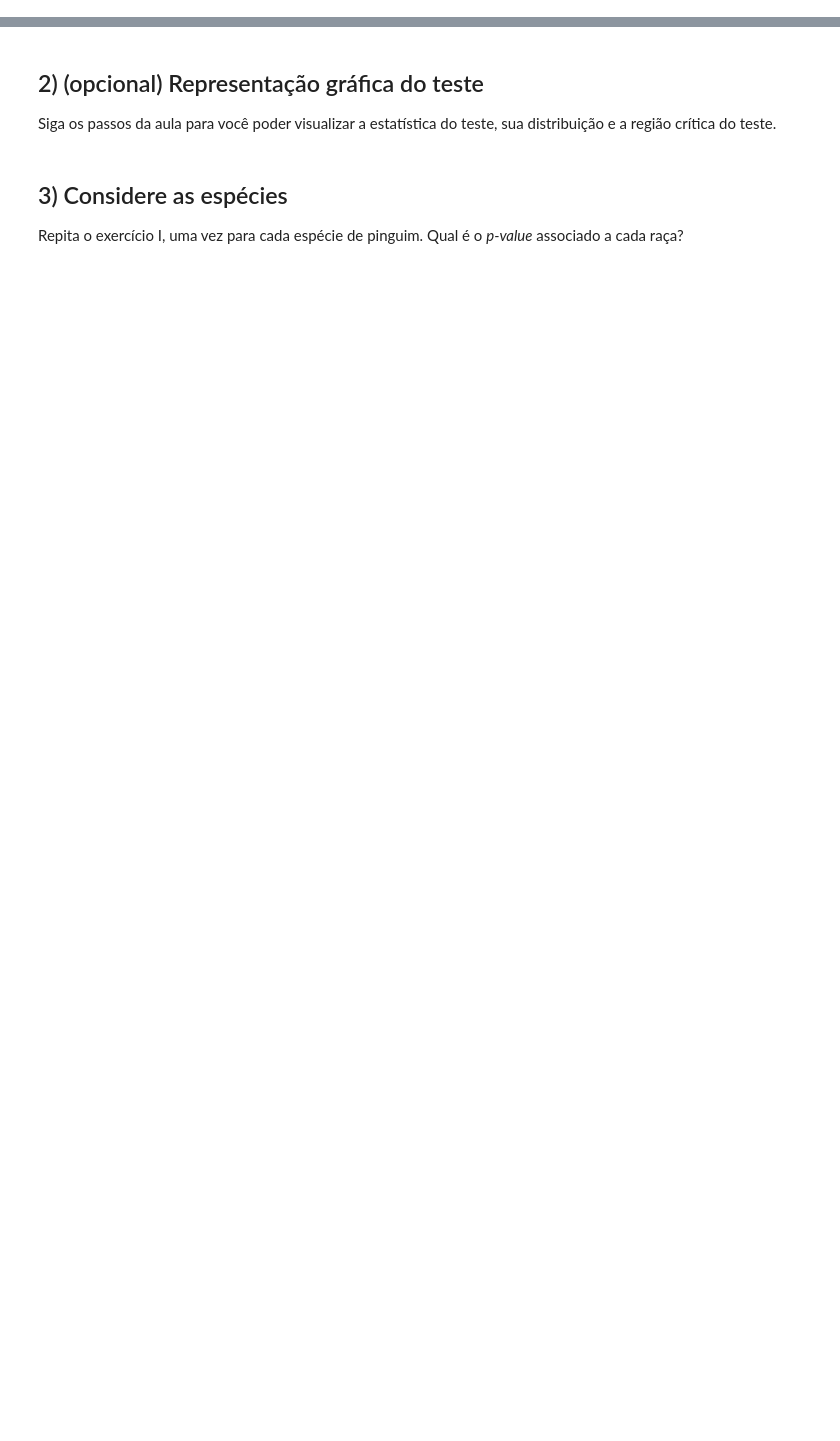
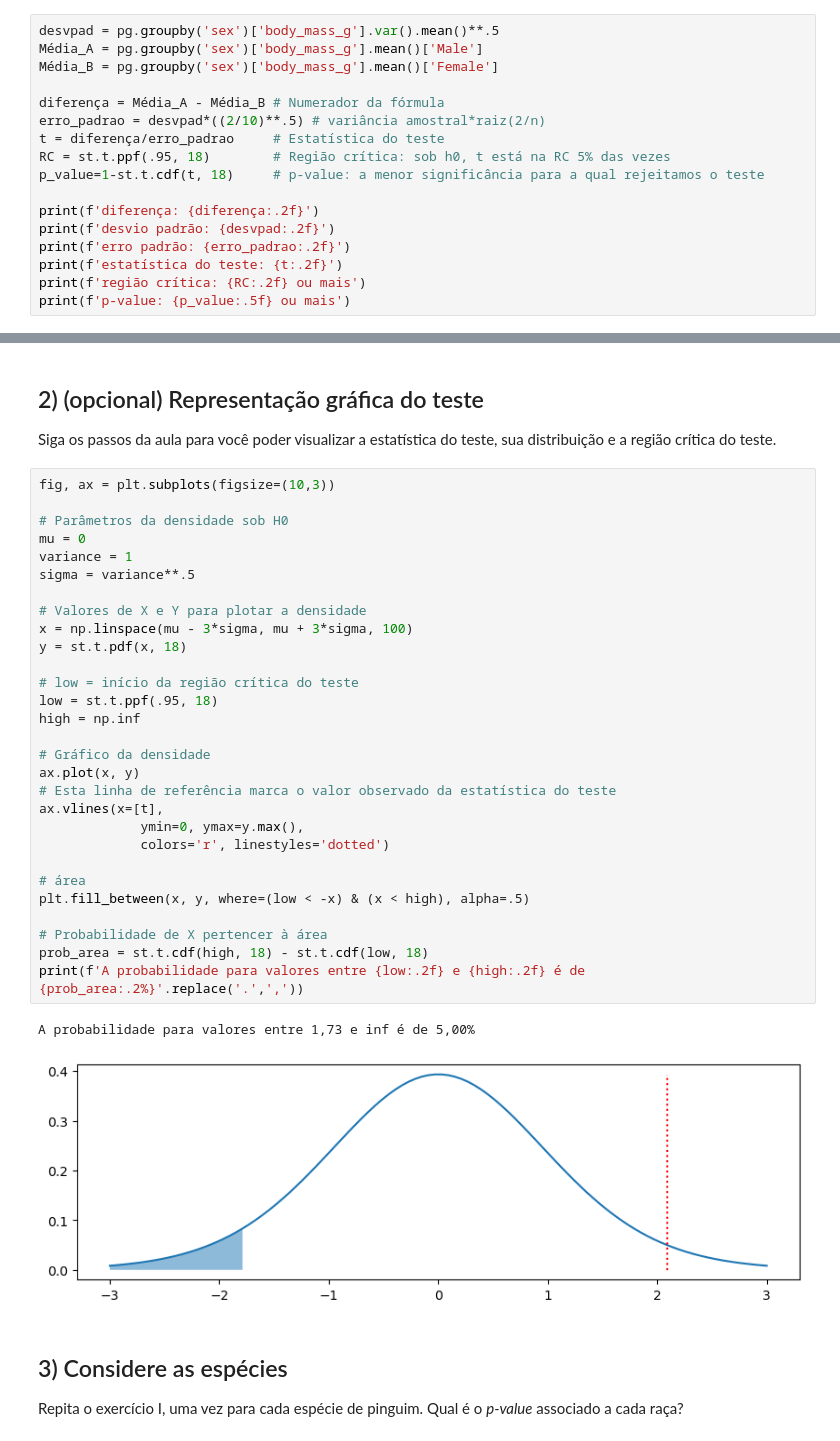
Before and after one commit to njuliacsouza/_projetosEBAC, a Jupyter notebook: Atividade_Curso-Ciencia_de_Dados/Atividade_Modulo_33/ProfCientistaDados m33_supportmaterial_exercise01.ipynb, the cells around one changed output, grey strips where cells are left out. Drawn from its saved outputs; the diff is of its cells as text; blank space fills up the shorter version.

```diff
--- a/Atividade_Curso-Ciencia_de_Dados/Atividade_Modulo_33/ProfCientistaDados m33_supportmaterial_exercise01.ipynb
+++ b/Atividade_Curso-Ciencia_de_Dados/Atividade_Modulo_33/ProfCientistaDados m33_supportmaterial_exercise01.ipynb
@@ -24,3 +37,20 @@ sns.pointplot(data=pg, x='sex', y = 'body_mass_g')
 ## 1) Diferença de peso entre machos e fêmeas
 
 Na base de pinguins, podemos ver que há diferença de peso entre machos e fêmeas. Mas será que é uma conclusão extrapolável a toda a população de pinguins? Assumindo que essa amostra é aleatória e representativa da população de pinguins, realize um teste T com 5% de significância para verificar se podemos induzir esta conclusão para a população toda.
+# %%
+desvpad = pg.groupby('sex')['body_mass_g'].var().mean()**.5
+Média_A = pg.groupby('sex')['body_mass_g'].mean()['Male']
+Média_B = pg.groupby('sex')['body_mass_g'].mean()['Female']
+
+diferença = Média_A - Média_B # Numerador da fórmula
+erro_padrao = desvpad*((2/10)**.5) # variância amostral*raiz(2/n)
+t = diferença/erro_padrao     # Estatística do teste
+RC = st.t.ppf(.95, 18)        # Região crítica: sob h0, t está na RC 5% das vezes
+p_value=1-st.t.cdf(t, 18)     # p-value: a menor significância para a qual rejeitamos o teste
+
+print(f'diferença: {diferença:.2f}')
+print(f'desvio padrão: {desvpad:.2f}')
+print(f'erro padrão: {erro_padrao:.2f}')
+print(f'estatística do teste: {t:.2f}')
+print(f'região crítica: {RC:.2f} ou mais')
+print(f'p-value: {p_value:.5f} ou mais')
@@ -28,6 +65,38 @@ Na base de pinguins, podemos ver que há diferença de peso entre machos e fême
 ## 2) (opcional) Representação gráfica do teste
 
 Siga os passos da aula para você poder visualizar a estatística do teste, sua distribuição e a região crítica do teste.
+# %%
+fig, ax = plt.subplots(figsize=(10,3))
+
+# Parâmetros da densidade sob H0
+mu = 0
+variance = 1
+sigma = variance**.5
+
+# Valores de X e Y para plotar a densidade
+x = np.linspace(mu - 3*sigma, mu + 3*sigma, 100)
+y = st.t.pdf(x, 18)
+
+# low = início da região crítica do teste
+low = st.t.ppf(.95, 18)
+high = np.inf
+
+# Gráfico da densidade
+ax.plot(x, y)
+# Esta linha de referência marca o valor observado da estatística do teste
+ax.vlines(x=[t],
+             ymin=0, ymax=y.max(),
+             colors='r', linestyles='dotted')
+
+# área
+plt.fill_between(x, y, where=(low < -x) & (x < high), alpha=.5)
+
+# Probabilidade de X pertencer à área
+prob_area = st.t.cdf(high, 18) - st.t.cdf(low, 18)
+print(f'A probabilidade para valores entre {low:.2f} e {high:.2f} é de {prob_area:.2%}'.replace('.',','))
+# %% [output]
+A probabilidade para valores entre 1,73 e inf é de 5,00%
+[figure, added]
 # %% [markdown]
 ## 3) Considere as espécies
 
```
Also changed, not shown: parts of 14 cells of this notebook.
